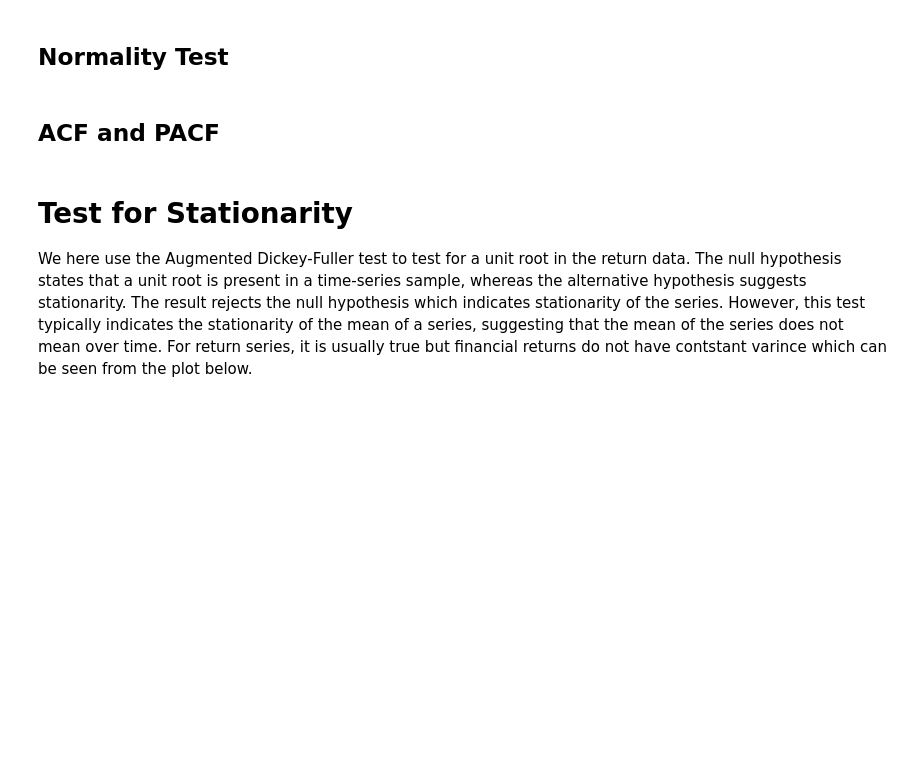
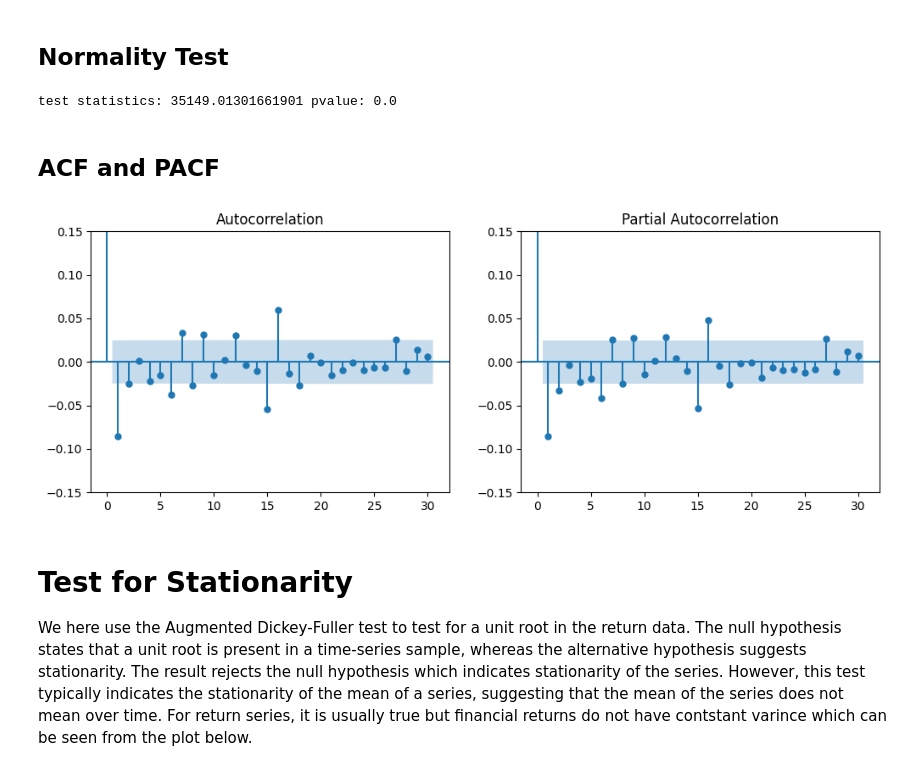
Before and after one commit to QuantBloke/Book-Deep-Learning-in-Quantitative-Trading, a Jupyter notebook: Chapter2/01_statistics.ipynb, the cells around one changed output. Drawn from its saved outputs; the diff is of its cells as text; code cells hidden in the pictures; blank space fills up the shorter version.

```diff
--- a/Chapter2/01_statistics.ipynb
+++ b/Chapter2/01_statistics.ipynb
@@ -25,0 +22,3 @@ df = read_data('AAPL', "2000-01-01", "2024-12-31", interval='1d')
+# %%
+
+df = read_data('SPY', "2000-01-01", "2024-12-31", interval='1d')
@@ -52,13 +62,19 @@ plt.title('')
 # %%
 test_stats, pvalue, _, _ = jarque_bera(df['ret'])
 print('test statistics:', test_stats, 'pvalue:', pvalue)
+# %% [output]
+test statistics: 35149.01301661901 pvalue: 0.0
 # %% [markdown]
 ## ACF and PACF
 # %%
 fig, ax = plt.subplots(1,2, figsize=(12,4))
 plot_acf(df['ret'], lags=30, ax=ax[0])   # ACF
 plot_pacf(df['ret'], lags=30, ax=ax[1]) # PACF
+ax[0].set_ylim(-0.15, 0.15)
+ax[1].set_ylim(-0.15, 0.15)
 plt.show()
+# %% [output]
+[figure, added]
 # %% [markdown]
 # Test for Stationarity
 
```
Also changed, not shown: parts of 7 cells of this notebook, 11 other files.
